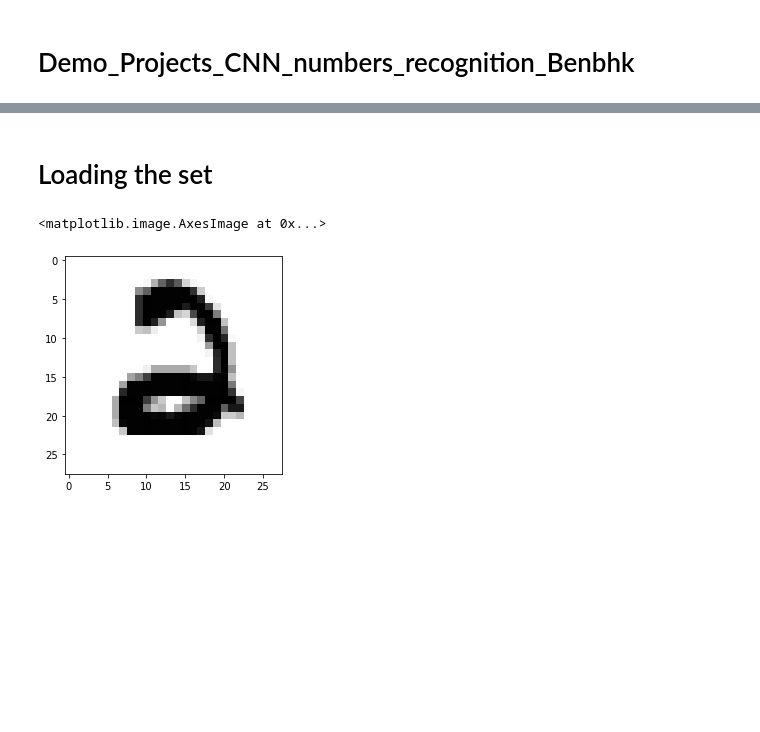
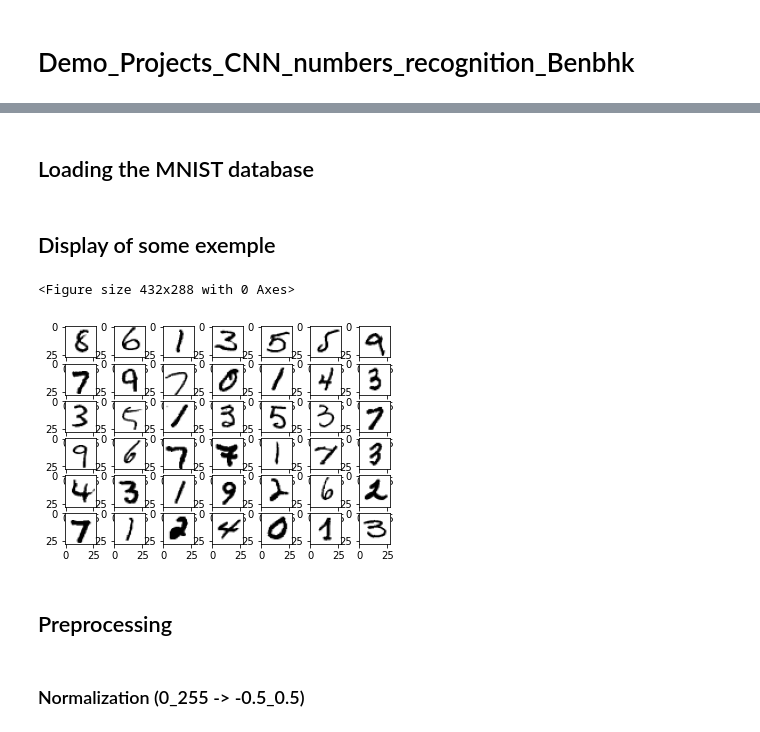
Before and after one commit to Benjaminbhk/Demo_Project_CNN_digits_recognition_Benbhk, a Jupyter notebook: notebooks/CNN_notebook.ipynb, the cells around one changed output, grey strips where cells are left out. Drawn from its saved outputs; the diff is of its cells as text; code cells hidden in the pictures; blank space fills up the shorter version.

```diff
--- a/notebooks/CNN_notebook.ipynb
+++ b/notebooks/CNN_notebook.ipynb
@@ -12,9 +14,25 @@ import matplotlib.pyplot as plt
 # %% [markdown]
-# Loading the set
+## Loading the MNIST database
 # %%
 (X_train, y_train), (X_test, y_test) = datasets.mnist.load_data(path="mnist.npz")
-# %%
-plt.imshow(X_train[82],cmap='gray_r')
-# %% [output]
-<matplotlib.image.AxesImage at 0x...>
-[figure, removed]
+# %% [markdown]
+## Display of some exemple
+# %%
+plt.figure()
+
+rows = 6
+columns = 7
+
+f, axarr = plt.subplots(rows,columns)
+
+for i in range(rows):
+    for j in range(columns):
+        rand = random.randint(0, X_train.shape[0])
+        axarr[i,j].imshow(X_train[rand],cmap='gray_r')
+# %% [output]
+<Figure size 432x288 with 0 Axes>
+[figure, added]
+# %% [markdown]
+## Preprocessing
+# %% [markdown]
+### Normalization (0_255 -> -0.5_0.5)
```
Also changed, not shown: parts of 23 cells of this notebook.
